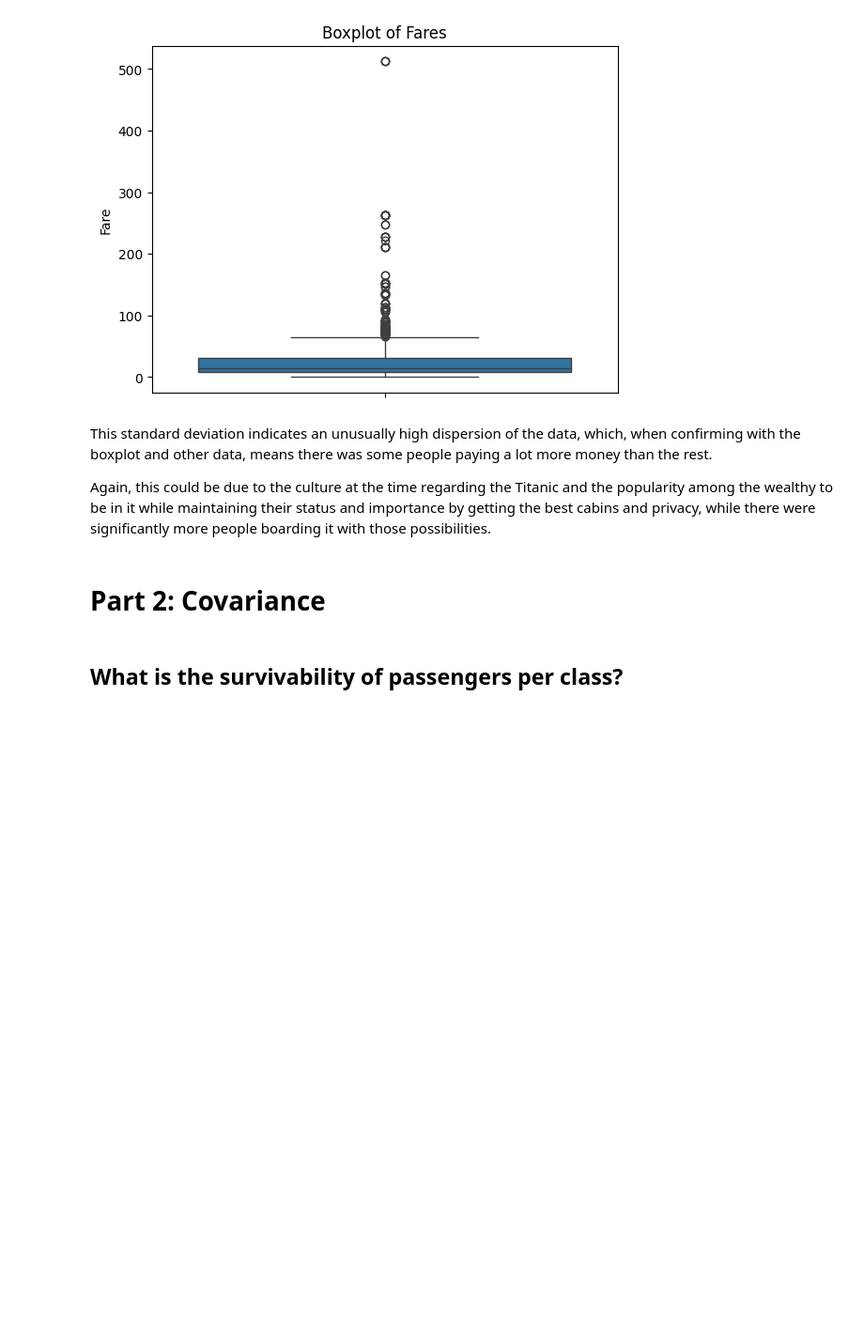
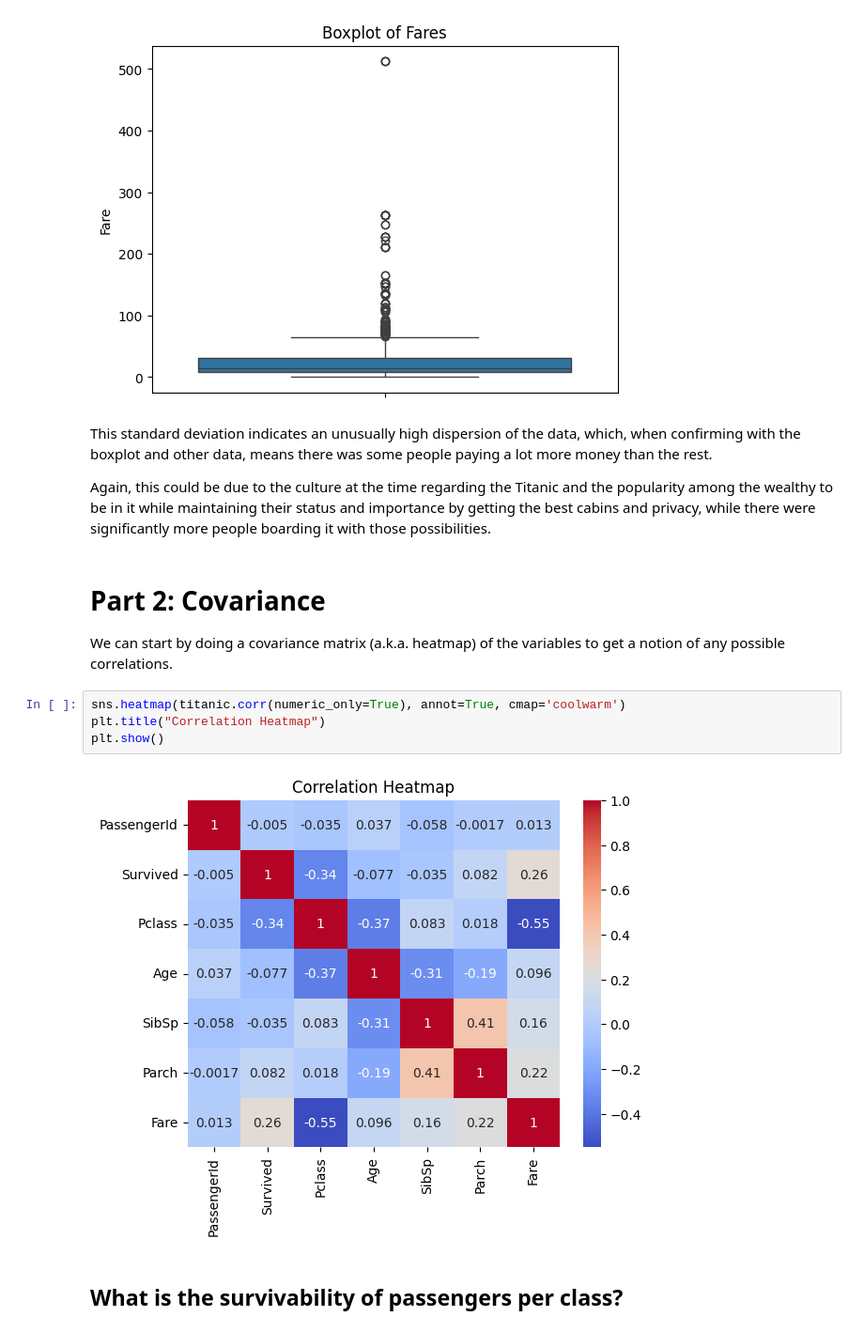
Before and after one commit to Jesus-PerezG/TC2004B-Jesus, a Jupyter notebook: notebooks/Titanic.ipynb, the cells around one changed output. Shown at 94% size. Saved outputs shown, nothing was run; the diff lists cells and outputs as text; blank space fills up the shorter version.

```diff
--- a/notebooks/Titanic.ipynb
+++ b/notebooks/Titanic.ipynb
@@ -76,6 +85,13 @@ a lot more money than the rest.
 Again, this could be due to the culture at the time regarding the Titanic and the popularity among the wealthy to be in it while maintaining their status and importance by getting the best cabins and privacy, while there were significantly more people boarding it with those possibilities.
 # %% [markdown]
 # Part 2: Covariance
+We can start by doing a covariance matrix (a.k.a. heatmap) of the variables to get a notion of any possible correlations.
+# %%
+sns.heatmap(titanic.corr(numeric_only=True), annot=True, cmap='coolwarm')
+plt.title("Correlation Heatmap")
+plt.show()
+# %% [output]
+[figure, added]
 # %% [markdown]
 ## What is the survivability of passengers per class?
 # %% [markdown]
```
Also changed, not shown: parts of 15 cells of this notebook, 1 other file.
